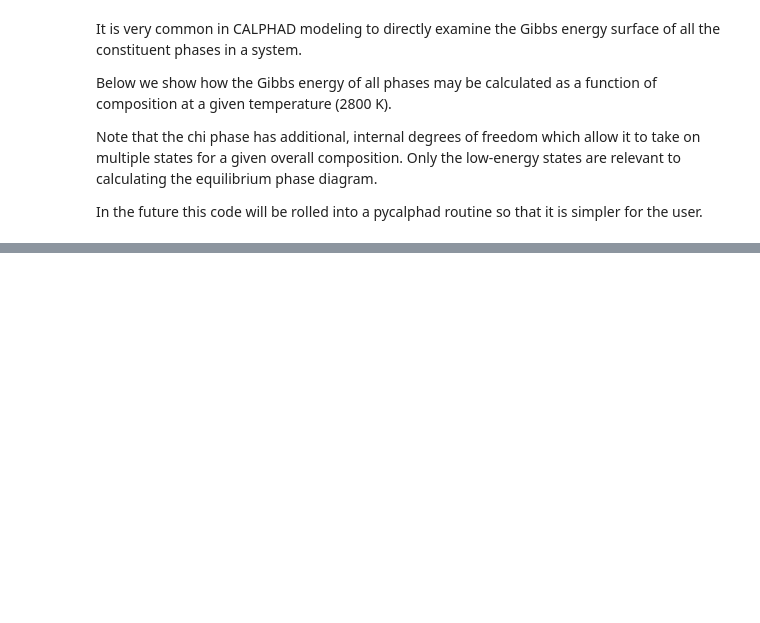
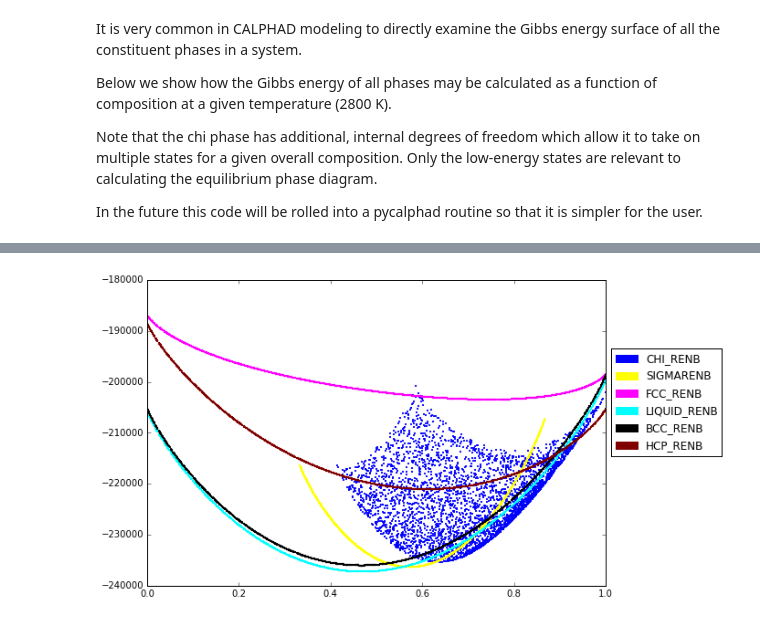
Before and after one commit to pycalphad/pycalphad, a Jupyter notebook: examples/BinaryExamples.ipynb, the cells around one changed output, grey strips where cells are left out. Drawn from its saved outputs; the diff is of its cells as text; code cells hidden in the pictures; blank space fills up the shorter version.

```diff
--- a/examples/BinaryExamples.ipynb
+++ b/examples/BinaryExamples.ipynb
@@ -159,0 +93,18 @@ Wall time: 785 ms
+# %%
+from pycalphad import calculate
+from pycalphad.plot.utils import phase_legend
+import numpy as np
+
+legend_handles, colorlist = phase_legend(my_phases_nbre)
+
+fig = plt.figure(figsize=(9,6))
+ax = fig.gca()
+for name in my_phases_nbre:
+    result = calculate(db_nbre, ['NB', 'RE'], name, T=2800, output='GM')
+    ax.scatter(result.X.sel(component='RE'), result.GM,
+               marker='.', s=5, color=colorlist[name.upper()])
+ax.set_xlim((0, 1))
+ax.legend(handles=legend_handles, loc='center left', bbox_to_anchor=(1, 0.6))
+plt.show()
+# %% [output]
+[figure, added]
```
Also changed, not shown: parts of 8 cells of this notebook, 1 other file.
